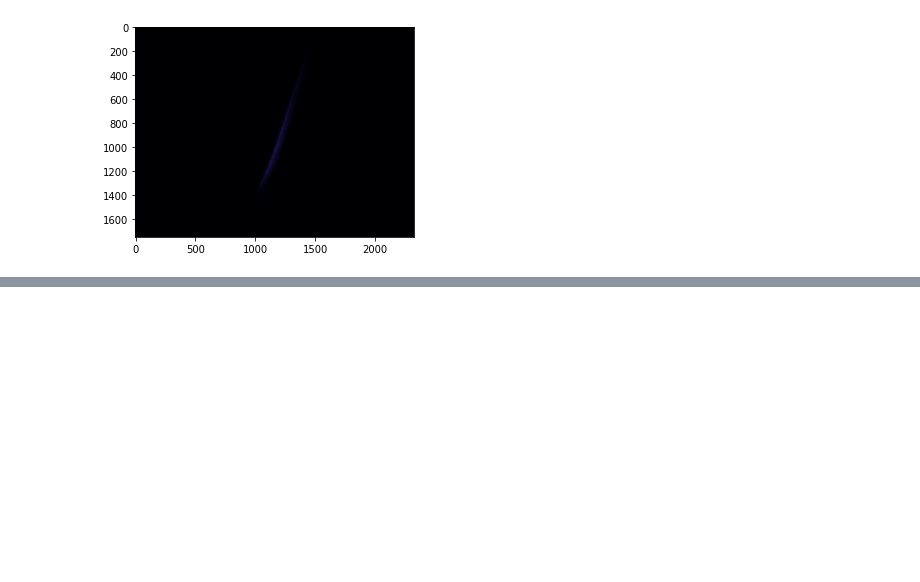
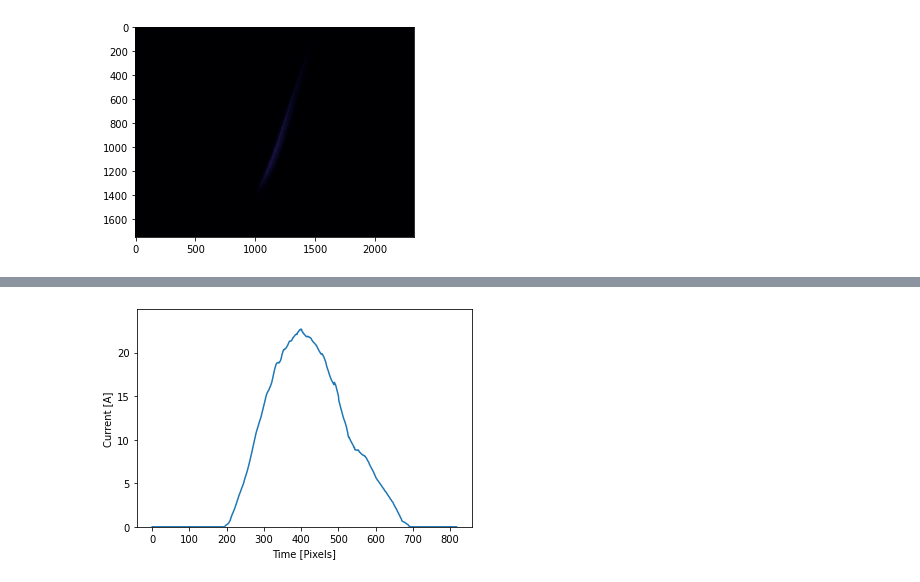
Before and after one commit to jank324/spectral-vd-euxfel, a Jupyter notebook: preprocess.ipynb, the cells around one changed output, grey strips where cells are left out. Cells and saved outputs as stored; diff of their text form; code cells hidden in the pictures; blank space fills up the shorter version.

```diff
--- a/preprocess.ipynb
+++ b/preprocess.ipynb
@@ -77,3 +96,15 @@ plt.xlim(fit.params["center"].value-5*sigma, fit.params["center"].value+5*sigma)
+# %%
+low = int(fit.params["center"].value-4*sigma)
+high = int(fit.params["center"].value+4*sigma)
+extracted = current[low:high]
+
+plt.plot(extracted)
+plt.ylim(0, 1.1 * extracted.max())
+plt.xlabel("Time [Pixels]")
+plt.ylabel("Current [A]")
+plt.show()
+# %% [output]
+[figure, added]
 # %%
 # Remove background noise (for example by filtering)
 # ? Cut out actual beam projection
```
Also changed, not shown: parts of 5 cells of this notebook.
